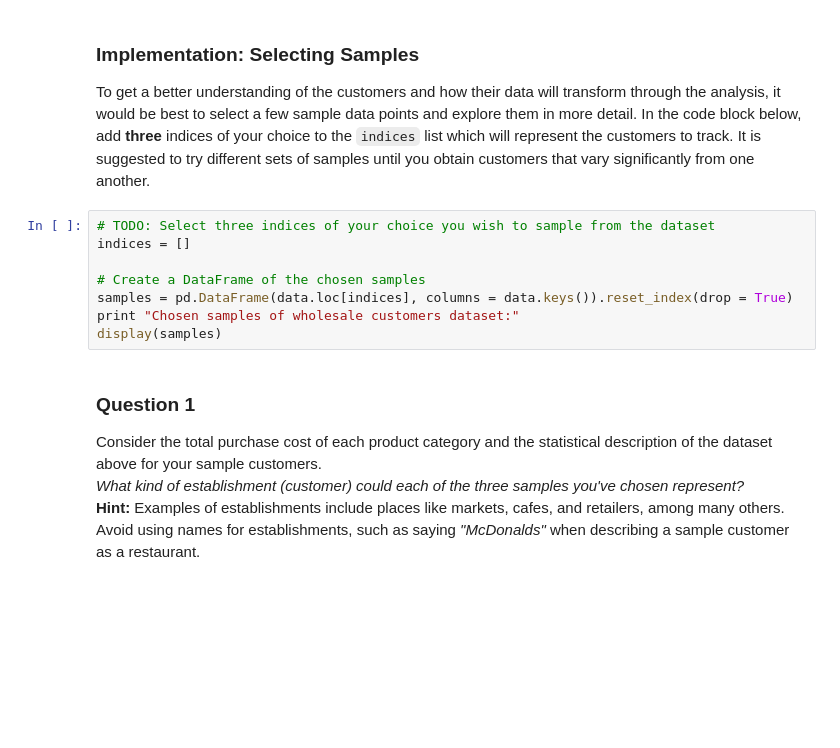
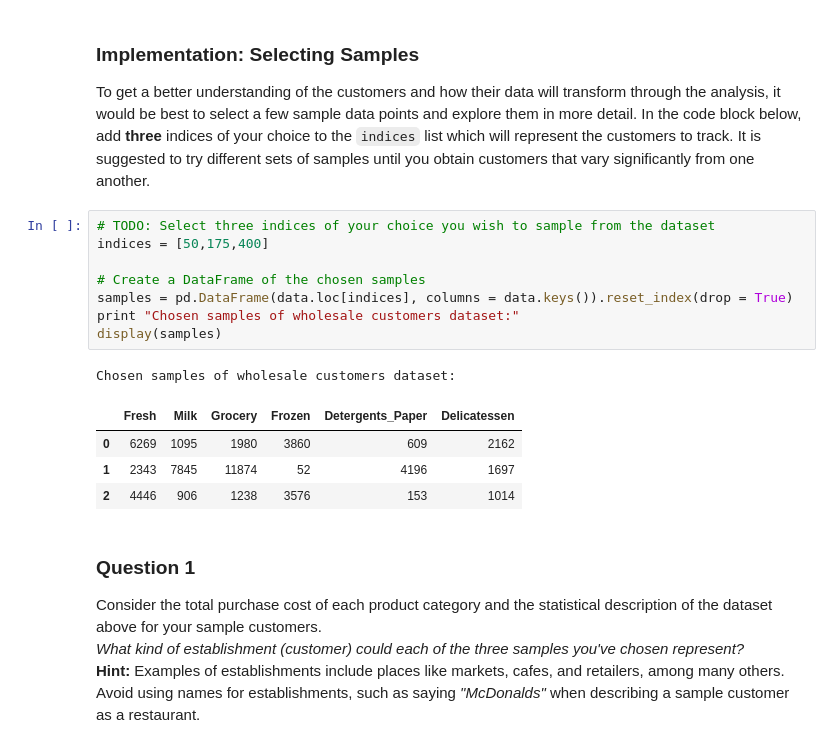
Before and after one commit to jk12559/machine-learning, a Jupyter notebook: projects/customer_segments/customer_segments.ipynb, the cells around one changed output. Cells and saved outputs as stored; diff of their text form; blank space fills up the shorter version.

```diff
--- a/projects/customer_segments/customer_segments.ipynb
+++ b/projects/customer_segments/customer_segments.ipynb
@@ -50,12 +60,18 @@ display(data.describe())
 To get a better understanding of the customers and how their data will transform through the analysis, it would be best to select a few sample data points and explore them in more detail. In the code block below, add **three** indices of your choice to the `indices` list which will represent the customers to track. It is suggested to try different sets of samples until you obtain customers that vary significantly from one another.
 # %%
 # TODO: Select three indices of your choice you wish to sample from the dataset
-indices = []
+indices = [50,175,400]
 
 # Create a DataFrame of the chosen samples
 samples = pd.DataFrame(data.loc[indices], columns = data.keys()).reset_index(drop = True)
 print "Chosen samples of wholesale customers dataset:"
 display(samples)
+# %% [output]
+Chosen samples of wholesale customers dataset:
+|  | Fresh | Milk | Grocery | Frozen | Detergents_Paper | Delicatessen |
+| 0 | 6269 | 1095 | 1980 | 3860 | 609 | 2162 |
+| 1 | 2343 | 7845 | 11874 | 52 | 4196 | 1697 |
+| 2 | 4446 | 906 | 1238 | 3576 | 153 | 1014 |
 # %% [markdown]
 ### Question 1
 Consider the total purchase cost of each product category and the statistical description of the dataset above for your sample customers.
```
Also changed, not shown: parts of 16 cells of this notebook.
